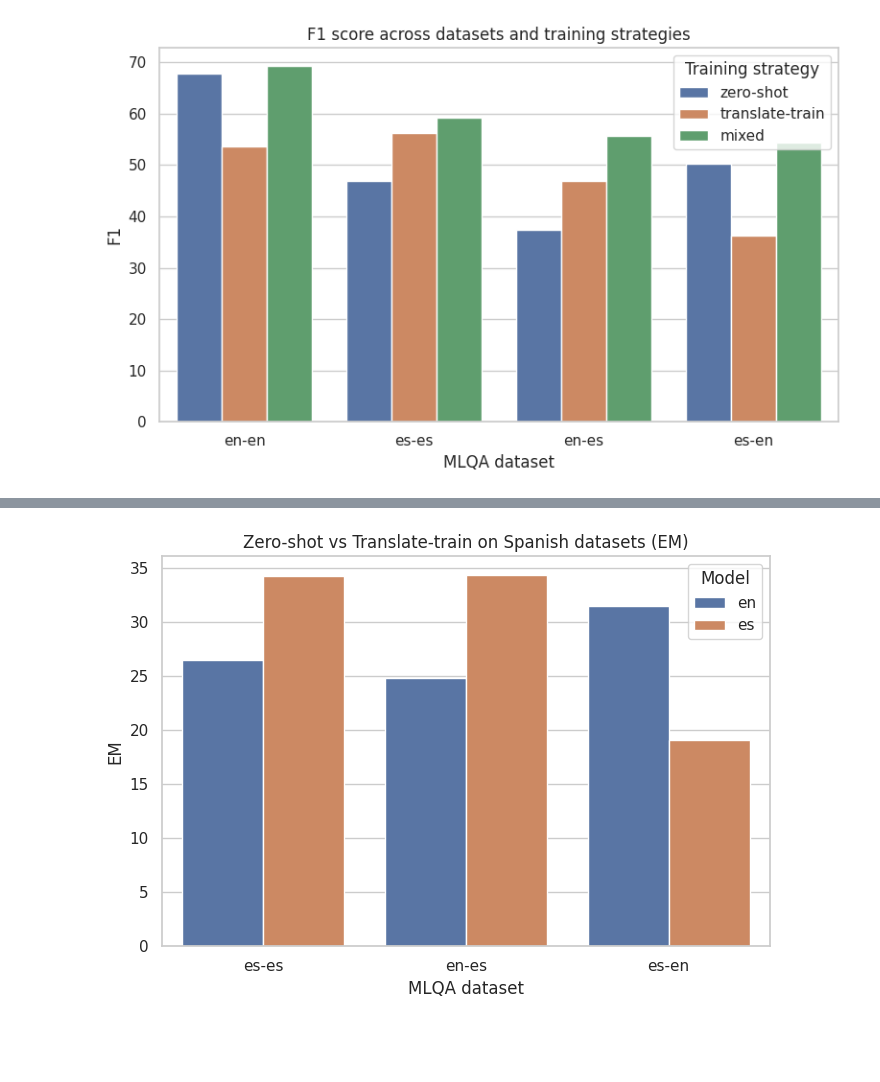
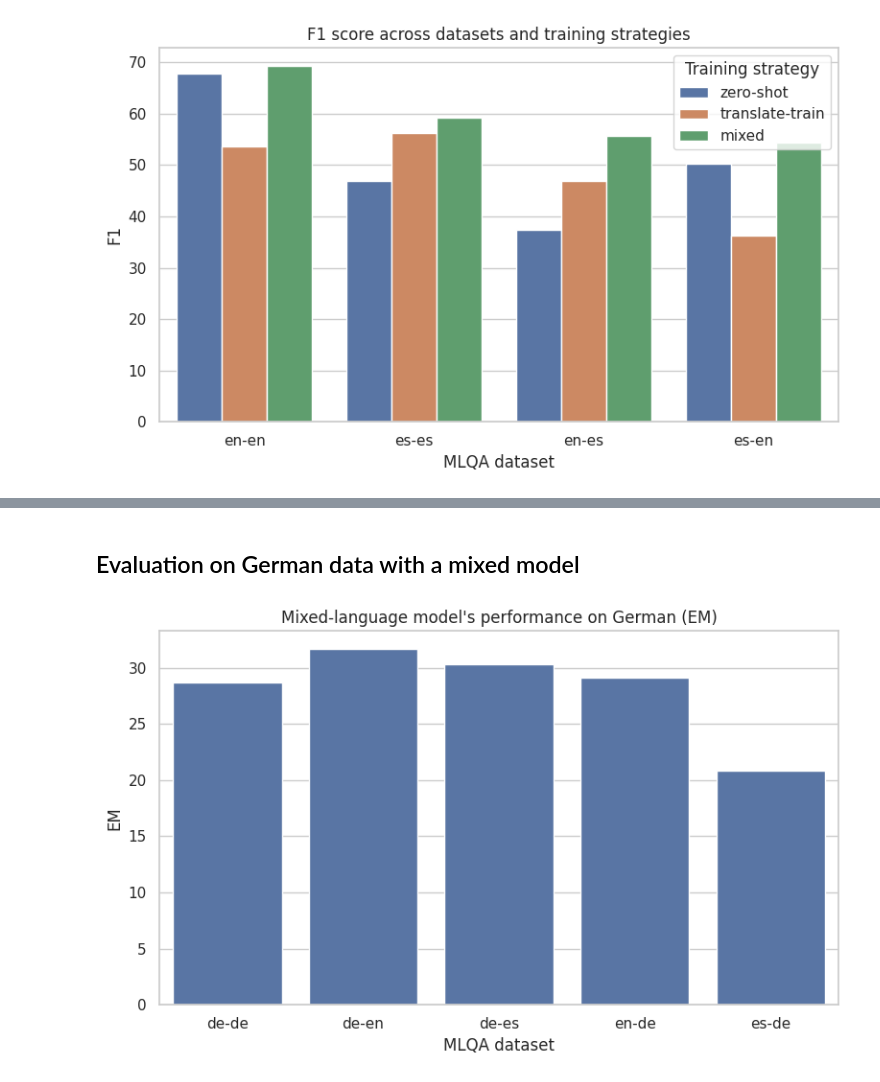
Before and after one commit to iwantsomemarzipan/cross-lingual-extractive-QA, a Jupyter notebook: fine_tuning_and_evaluation.ipynb, the cells around one changed output, grey strips where cells are left out. Drawn from its saved outputs; the diff is of its cells as text; code cells hidden in the pictures; blank space fills up the shorter version.

```diff
--- a/fine_tuning_and_evaluation.ipynb
+++ b/fine_tuning_and_evaluation.ipynb
@@ -1097,19 +1132,19 @@ df_es_compare = df_results[
+# %% [markdown]
+## Evaluation on German data with a mixed model
 # %%
-plt.figure(figsize=(7, 5))
+plt.figure(figsize=(8, 5))
 
 sns.barplot(
-    data=df_es_compare,
+    data=df_results_de,
     x="dataset",
     y="EM",
-    hue="model",
 )
 
-plt.title("Zero-shot vs Translate-train on Spanish datasets (EM)")
+plt.title("Mixed-language model's performance on German (EM)")
 plt.ylabel("EM")
 plt.xlabel("MLQA dataset")
-plt.legend(title="Model")
 plt.tight_layout()
 plt.show()
 # %% [output]
-[figure, old version]
+[figure, new version]
 # %%
```
Also changed, not shown: parts of 28 cells of this notebook.
